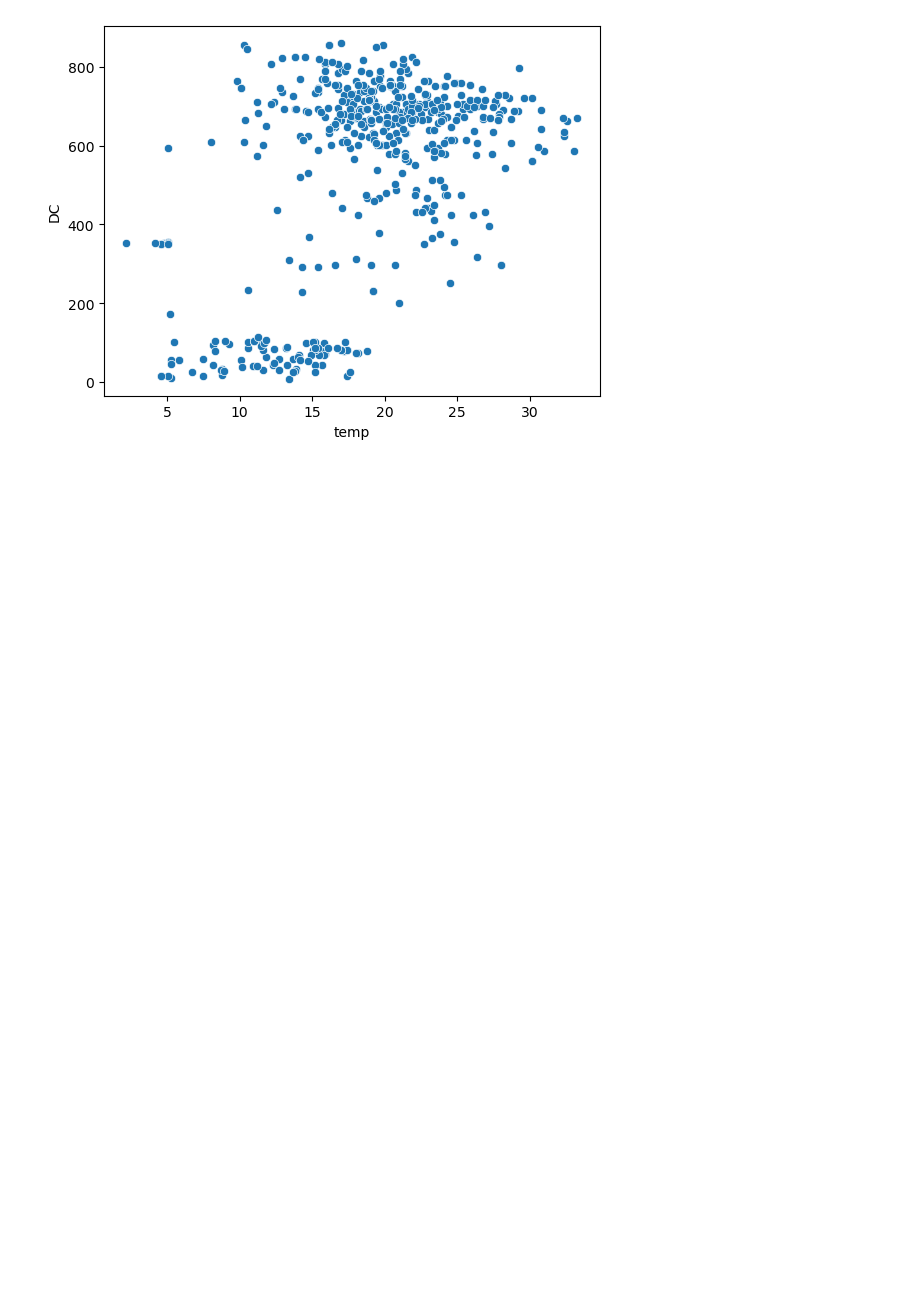
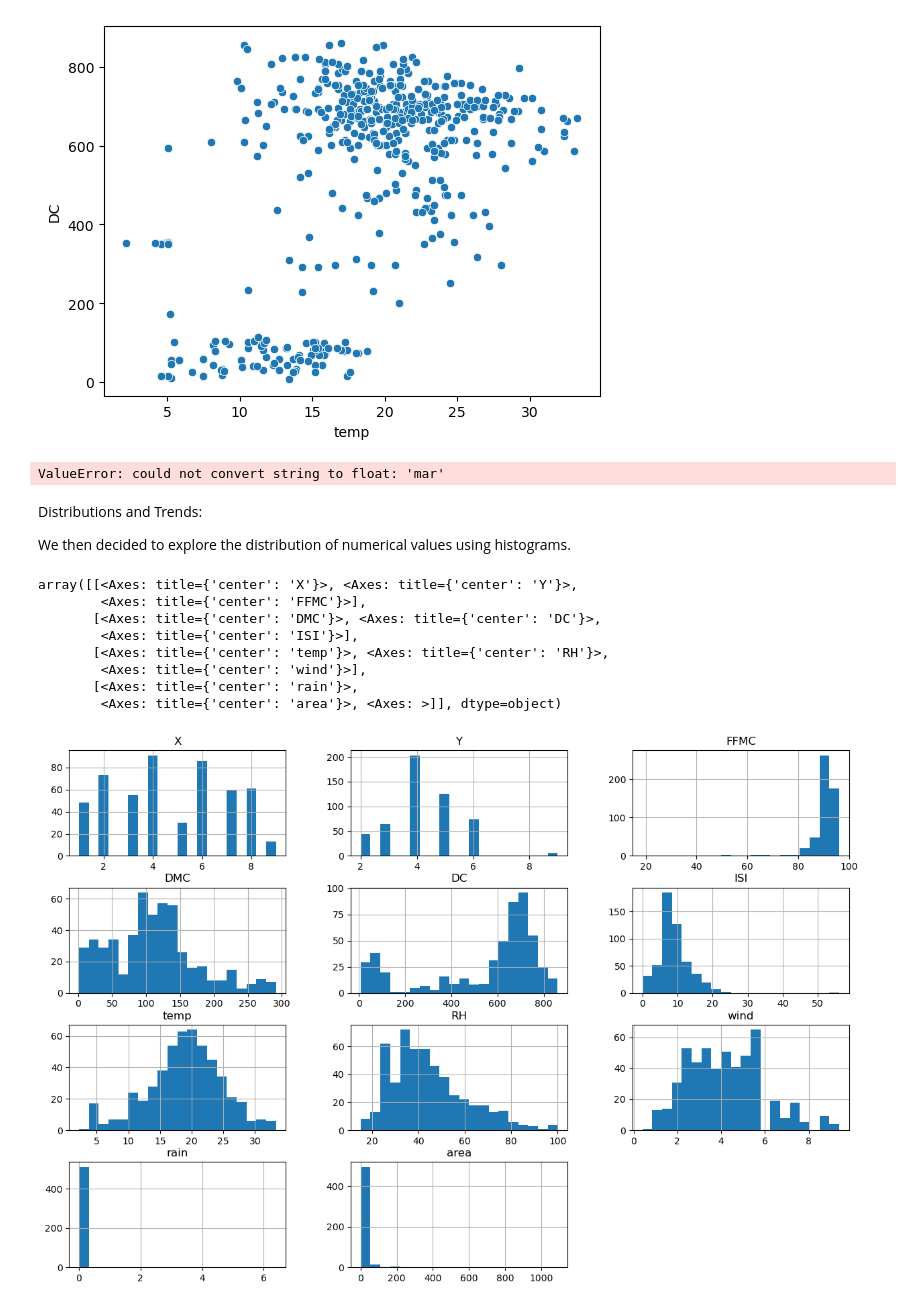
Before and after one commit to NevesLaura-NP/forest-fires, a Jupyter notebook: notebooks/Exploration.ipynb, the cells around one changed output. Drawn from its saved outputs; the diff is of its cells as text; code cells hidden in the pictures; blank space fills up the shorter version.

```diff
--- a/notebooks/Exploration.ipynb
+++ b/notebooks/Exploration.ipynb
@@ -79,3 +85,24 @@ sns.scatterplot(y=datafile["DC"], x= datafile["temp"])
 # %% [output]
 <Axes: xlabel='temp', ylabel='DC'>
 [figure]
+# %%
+corr_matrix = datafile.corr()
+sns.heatmap(corr_matrix, annot=True, cmap='coolwarm', fmt='.2f')
+# %% [output]
+ValueError: could not convert string to float: 'mar'
+# %% [markdown]
+Distributions and Trends:
+
+We then decided to explore the distribution of numerical values using histograms.
+# %%
+datafile.hist(bins=20, figsize=(15, 10))
+# %% [output]
+array([[<Axes: title={'center': 'X'}>, <Axes: title={'center': 'Y'}>,
+        <Axes: title={'center': 'FFMC'}>],
+       [<Axes: title={'center': 'DMC'}>, <Axes: title={'center': 'DC'}>,
+        <Axes: title={'center': 'ISI'}>],
+       [<Axes: title={'center': 'temp'}>, <Axes: title={'center': 'RH'}>,
+        <Axes: title={'center': 'wind'}>],
+       [<Axes: title={'center': 'rain'}>,
+        <Axes: title={'center': 'area'}>, <Axes: >]], dtype=object)
+[figure, added]
```
Also changed, not shown: parts of 1 cell of this notebook, 2 other files.
